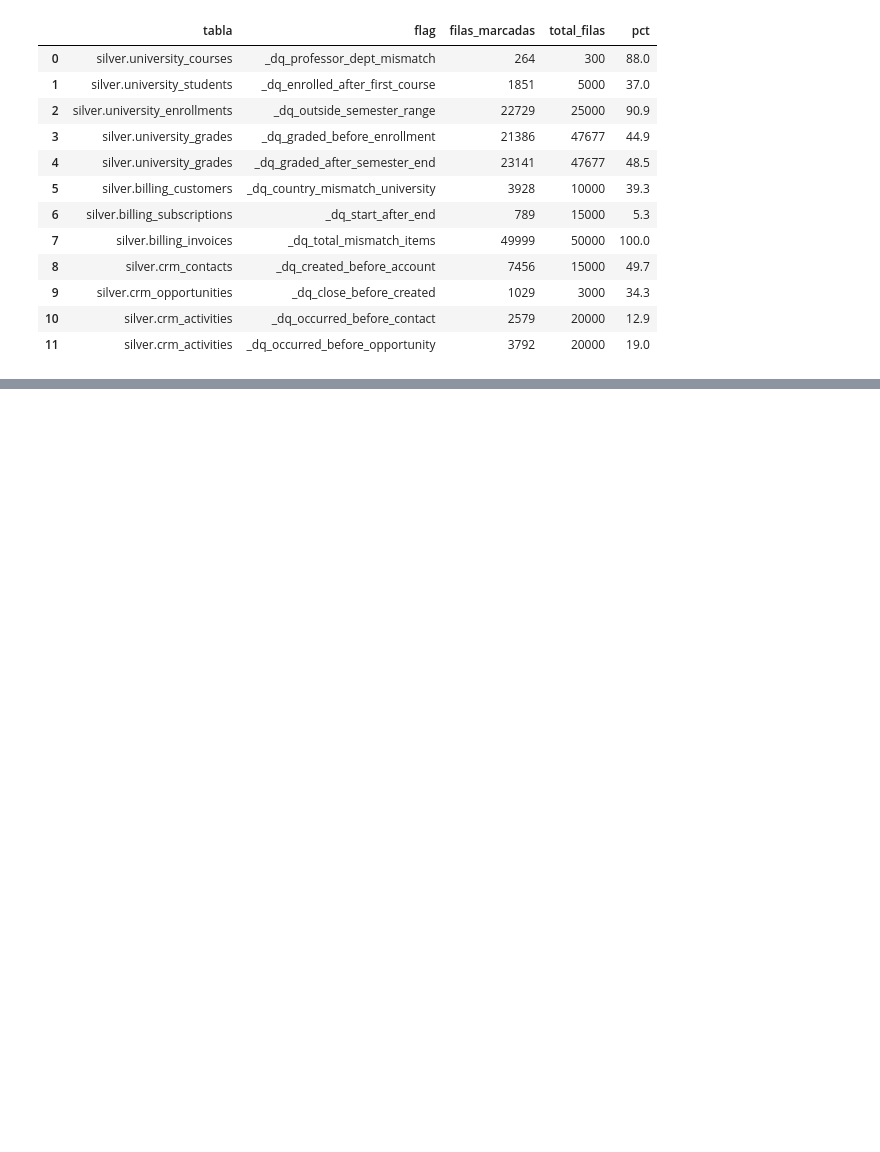
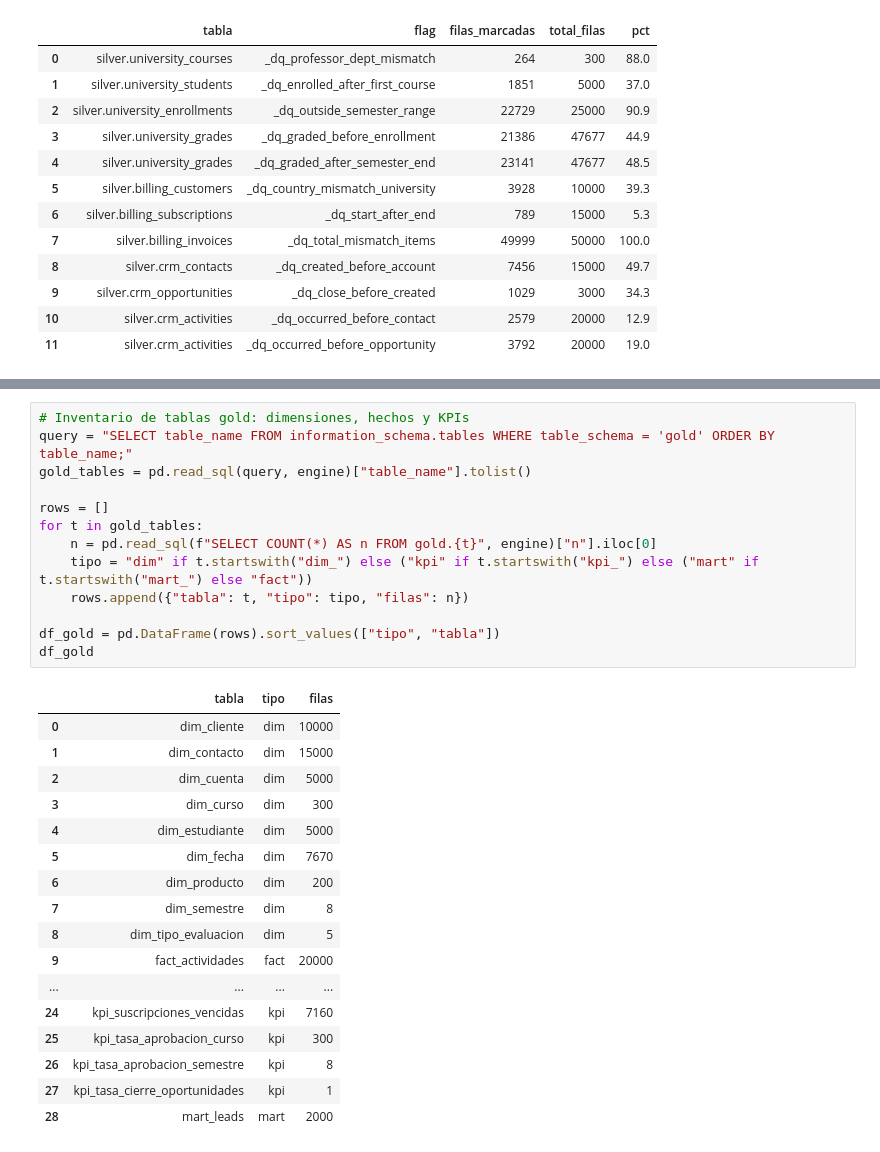
Before and after one commit to americadabeiba/BootCamp-V2, a Jupyter notebook: notebooks/documentacion/documentación.ipynb, the cells around one changed output, grey strips where cells are left out. Cells and saved outputs as stored; diff of their text form; blank space fills up the shorter version.

```diff
--- a/notebooks/documentacion/documentación.ipynb
+++ b/notebooks/documentacion/documentación.ipynb
@@ -327,0 +365,31 @@ df_dq
+# %%
+# Inventario de tablas gold: dimensiones, hechos y KPIs
+query = "SELECT table_name FROM information_schema.tables WHERE table_schema = 'gold' ORDER BY table_name;"
+gold_tables = pd.read_sql(query, engine)["table_name"].tolist()
+
+rows = []
+for t in gold_tables:
+    n = pd.read_sql(f"SELECT COUNT(*) AS n FROM gold.{t}", engine)["n"].iloc[0]
+    tipo = "dim" if t.startswith("dim_") else ("kpi" if t.startswith("kpi_") else ("mart" if t.startswith("mart_") else "fact"))
+    rows.append({"tabla": t, "tipo": tipo, "filas": n})
+
+df_gold = pd.DataFrame(rows).sort_values(["tipo", "tabla"])
+df_gold
+# %% [output]
+|  | tabla | tipo | filas |
+| 0 | dim_cliente | dim | 10000 |
+| 1 | dim_contacto | dim | 15000 |
+| 2 | dim_cuenta | dim | 5000 |
+| 3 | dim_curso | dim | 300 |
+| 4 | dim_estudiante | dim | 5000 |
+| 5 | dim_fecha | dim | 7670 |
+| 6 | dim_producto | dim | 200 |
+| 7 | dim_semestre | dim | 8 |
+| 8 | dim_tipo_evaluacion | dim | 5 |
+| 9 | fact_actividades | fact | 20000 |
+| ... | ... | ... | ... |
+| 24 | kpi_suscripciones_vencidas | kpi | 7160 |
+| 25 | kpi_tasa_aprobacion_curso | kpi | 300 |
+| 26 | kpi_tasa_aprobacion_semestre | kpi | 8 |
+| 27 | kpi_tasa_cierre_oportunidades | kpi | 1 |
+| 28 | mart_leads | mart | 2000 |
```
Also changed, not shown: parts of 23 cells of this notebook.
